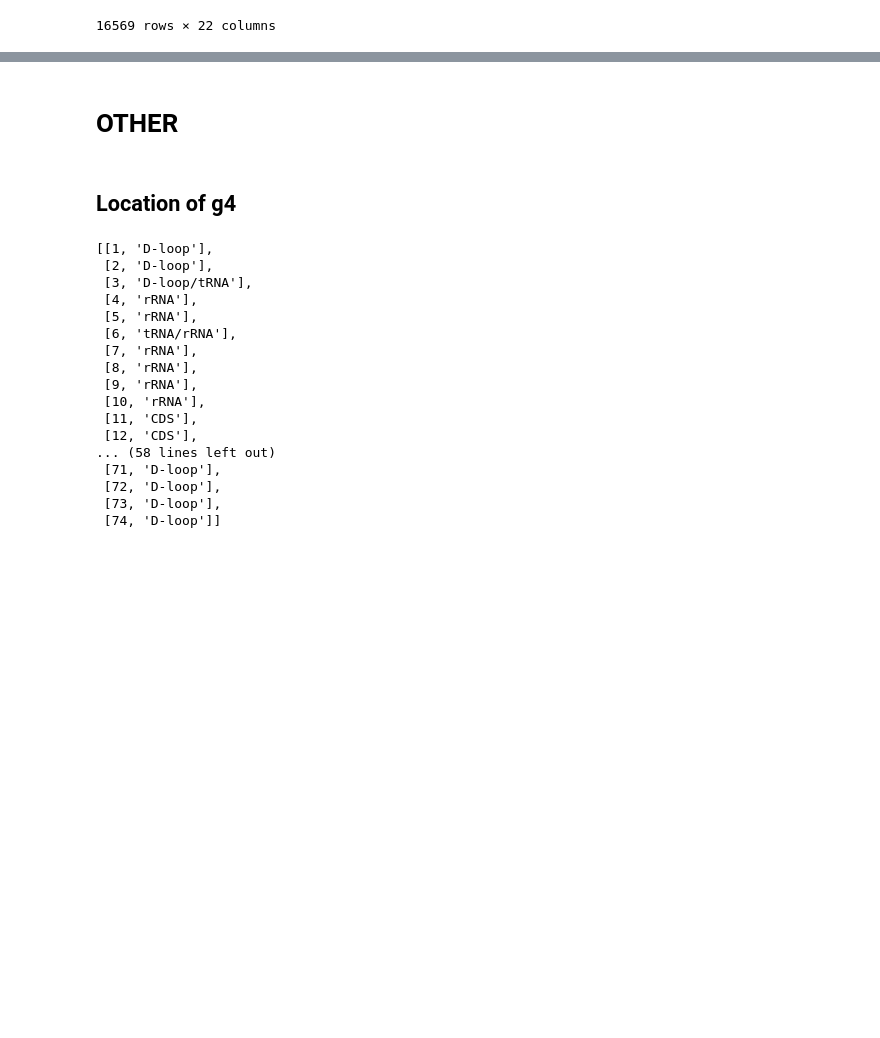
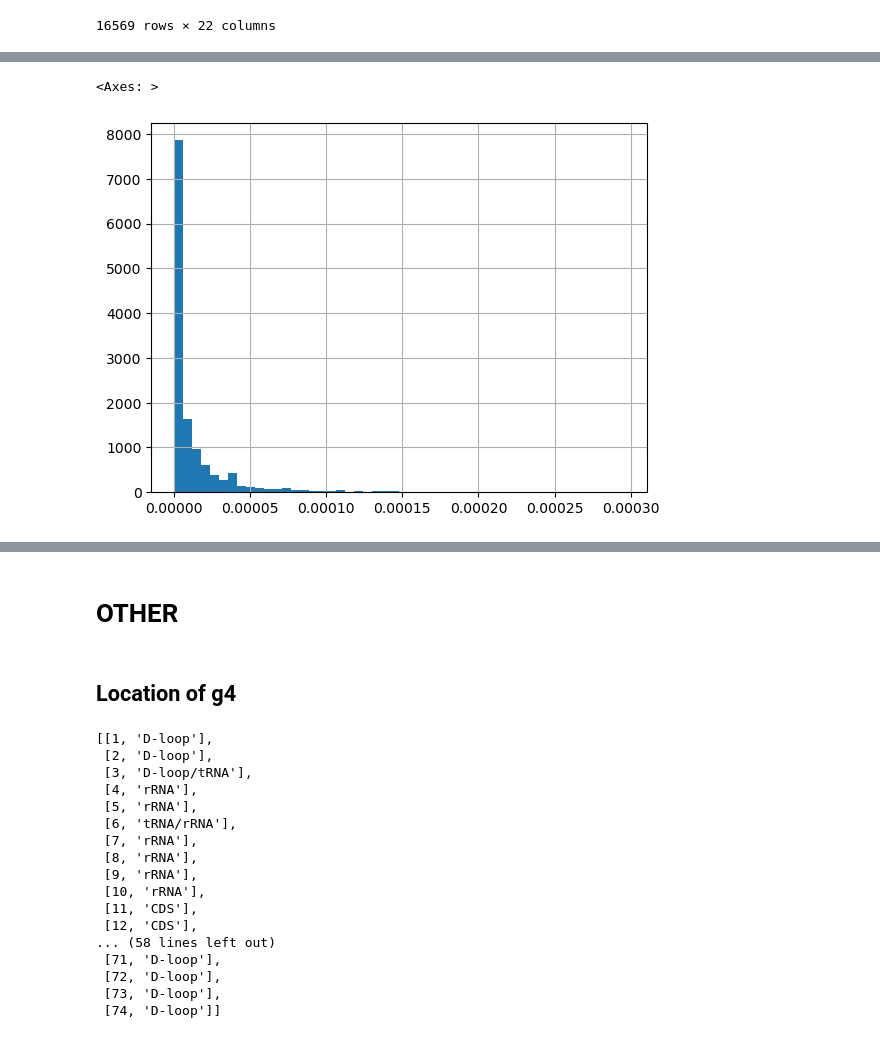
Before and after one commit to mitoclub/G4MutSpec, a Jupyter notebook: notebooks/data_preparation.ipynb, the cells around one changed output, grey strips where cells are left out. Drawn from its saved outputs; the diff is of its cells as text; code cells hidden in the pictures; blank space fills up the shorter version.

```diff
--- a/notebooks/data_preparation.ipynb
+++ b/notebooks/data_preparation.ipynb
@@ -1824,0 +2168,4 @@ df_all_mito_cancer
+# %%
+helix['Pos'] = helix.locus.str.extract('(\d+)')
+# %%
+helix['Pos'] = helix['Pos'].astype('int')
@@ -1824,0 +2174,9 @@ df_all_mito_cancer
+# %%
+helix['Mut'] = helix['alleles'].str.findall('[A-T]').apply(lambda x: '>'.join(x))
+# %%
+helix_filtered = helix[helix['Mut'].apply(lambda x:len(x) == 3)]
+# %%
+helix_filtered.AF_het[helix_filtered.AF_het.between(0, 0.0003)].hist(bins=50)
+# %% [output]
+<Axes: >
+[figure, added]
```
Also changed, not shown: parts of 94 cells of this notebook, 28 other files.
